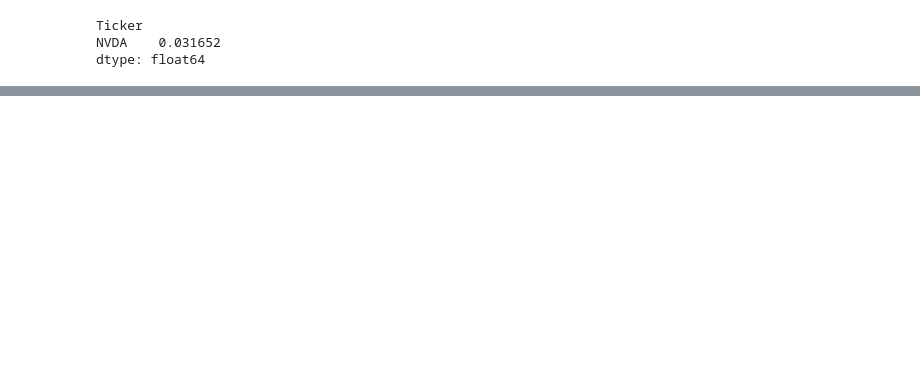
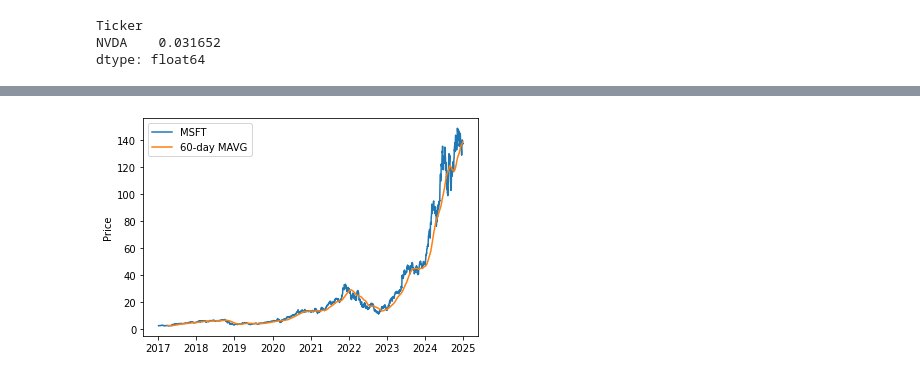
Before and after one commit to Jzhangly/Quantopian-learning-docs, a Jupyter notebook: tutorials/Intro.ipynb, the cells around one changed output, grey strips where cells are left out. Cells and saved outputs as stored; diff of their text form; code cells hidden in the pictures; blank space fills up the shorter version.

```diff
--- a/tutorials/Intro.ipynb
+++ b/tutorials/Intro.ipynb
@@ -78,0 +90,3 @@ dtype: float64
+# %%
+MAVG = X.rolling(60).mean()
+MAVG
@@ -78,0 +108,8 @@ dtype: float64
+# %%
+plt.plot(X.index.array, X.values)
+
+plt.plot(MAVG.index.array, MAVG.values)
+plt.ylabel('Price')
+plt.legend(['MSFT', '60-day MAVG']);
+# %% [output]
+[figure, added]
```
Also changed, not shown: parts of 6 cells of this notebook.
